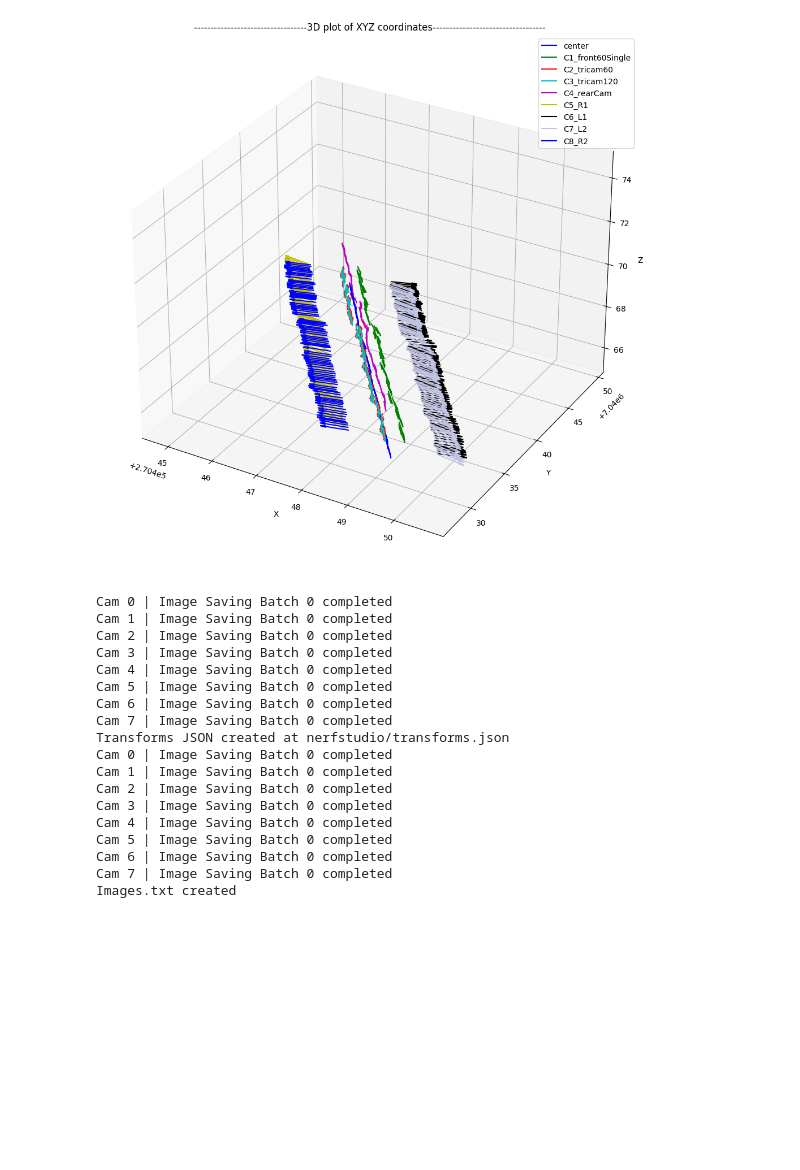
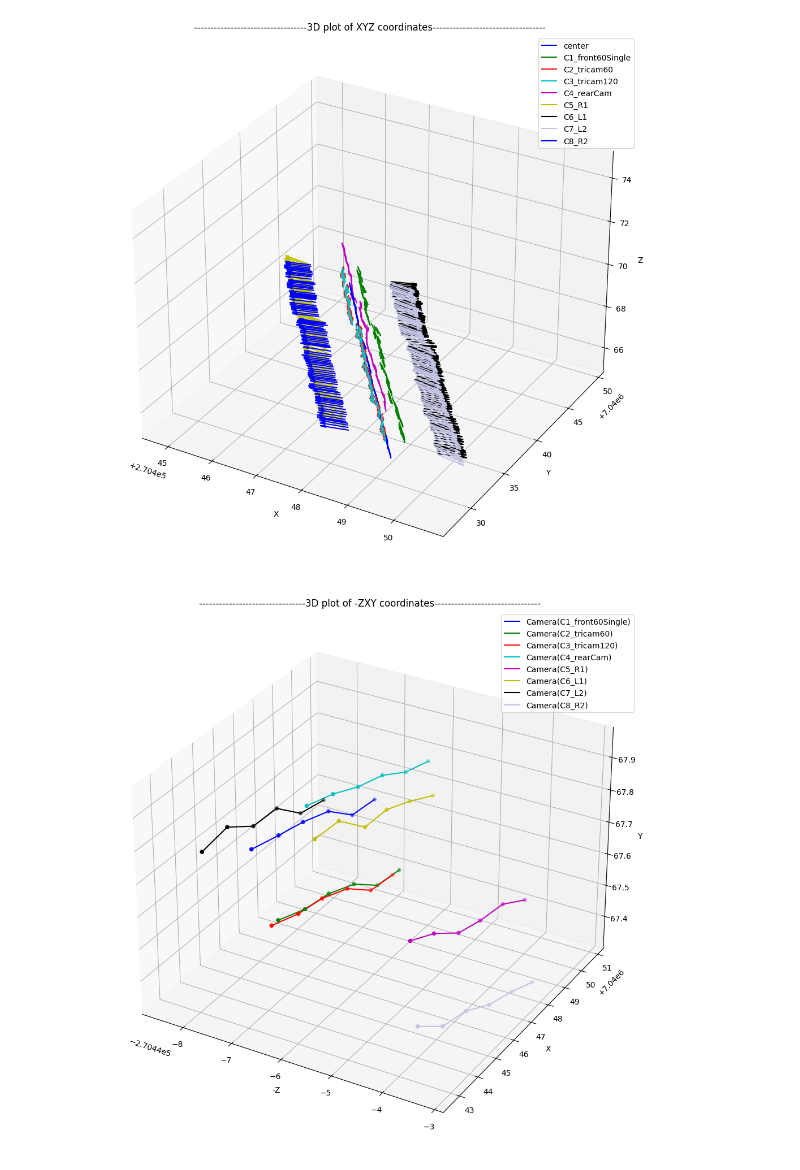
Before and after one commit to tdl1304/naplab-to-nerfstudio, a Jupyter notebook: converter.ipynb, the cells around one changed output. Cells and saved outputs as stored; diff of their text form; code cells hidden in the pictures; blank space fills up the shorter version.

Commit message:
maybe fixed blender issue?

```diff
--- a/converter.ipynb
+++ b/converter.ipynb
@@ -130,24 +133,9 @@ plot_directions(positions, directions, labels, figsize=(10, 10), is3D=True)
 [figure]
 # %%
 nap = NaplabDataset("./Trip094/gnss094_50.txt", "./Trip094/gnss094_52.txt", fps=5)
-nap.create_nerfstudio_dataset("nerfstudio")
-nap.create_colmap_dataset("colmap")
+#nap.create_nerfstudio_dataset("nerfstudio")
+#nap.create_colmap_dataset("colmap")
-# %% [output]
-Cam 0 | Image Saving Batch 0 completed
-Cam 1 | Image Saving Batch 0 completed
-Cam 2 | Image Saving Batch 0 completed
-Cam 3 | Image Saving Batch 0 completed
-Cam 4 | Image Saving Batch 0 completed
-Cam 5 | Image Saving Batch 0 completed
-Cam 6 | Image Saving Batch 0 completed
-Cam 7 | Image Saving Batch 0 completed
-Transforms JSON created at nerfstudio/transforms.json
-Cam 0 | Image Saving Batch 0 completed
-Cam 1 | Image Saving Batch 0 completed
-Cam 2 | Image Saving Batch 0 completed
-Cam 3 | Image Saving Batch 0 completed
-Cam 4 | Image Saving Batch 0 completed
-Cam 5 | Image Saving Batch 0 completed
-Cam 6 | Image Saving Batch 0 completed
-Cam 7 | Image Saving Batch 0 completed
-Images.txt created
+# %%
+nap.plot_blender_coordinates(figsize=(10,10), is3D=True)
+# %% [output]
+[figure, added]
```
Also changed, not shown: parts of 2 cells of this notebook, 2 other files.
